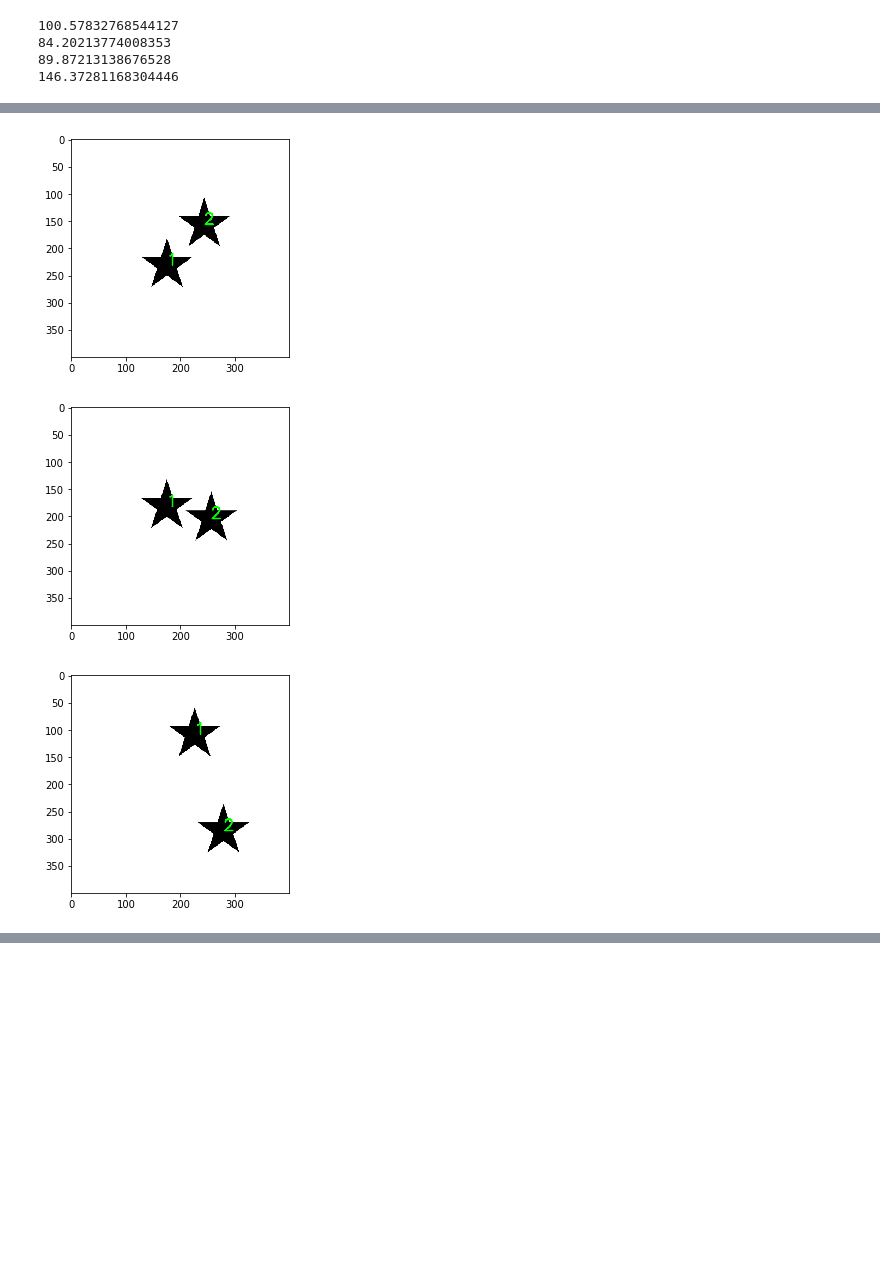
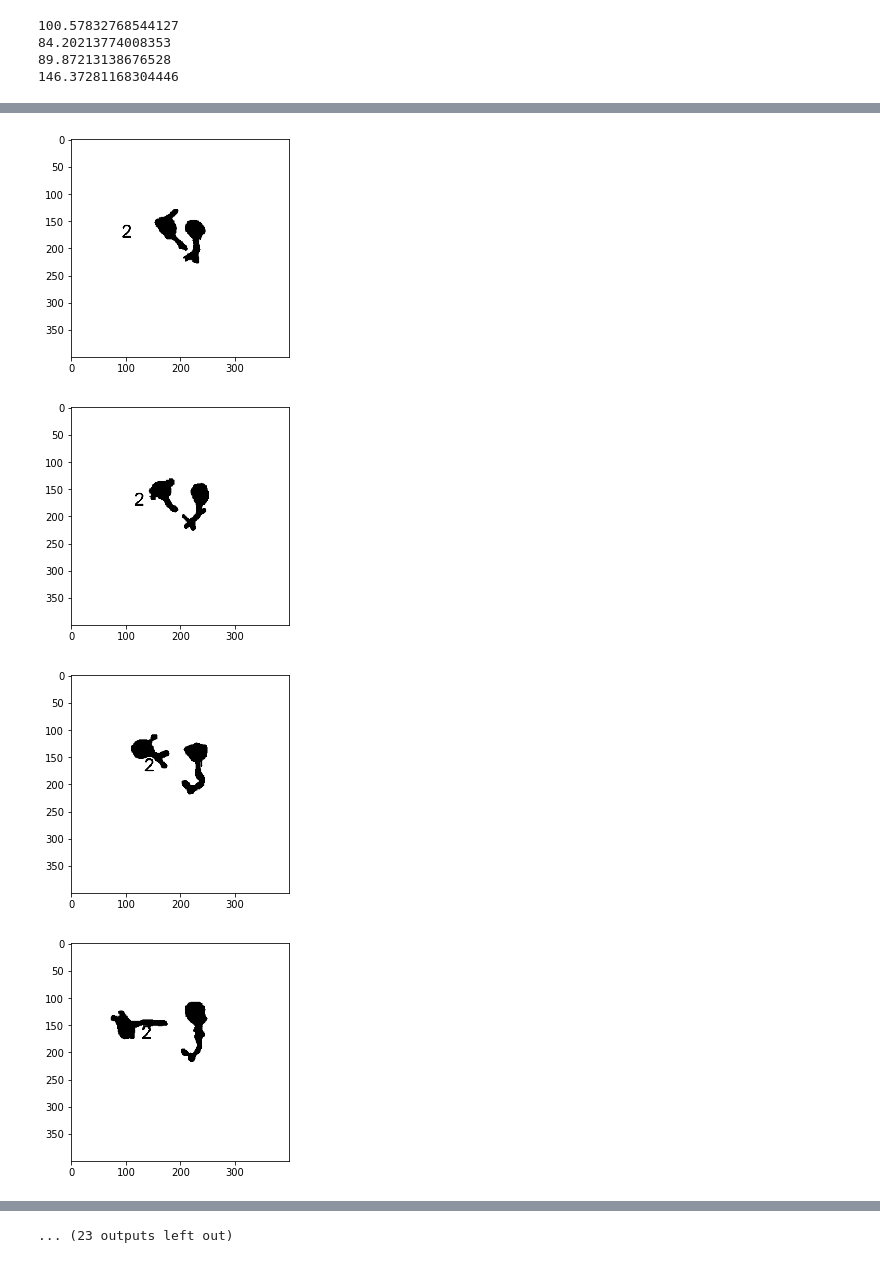
Before and after one commit to MBronars/Cell_Tracking, a Jupyter notebook: Centroid Tracker.ipynb, the cells around one changed output, grey strips where cells are left out. Drawn from its saved outputs; the diff is of its cells as text; code cells hidden in the pictures; blank space fills up the shorter version.

```diff
--- a/Centroid Tracker.ipynb
+++ b/Centroid Tracker.ipynb
@@ -58,6 +53,8 @@ for x in overlaps:
         curr += 1
         index = -1
         for i in cells:
+            if(len(using) == 0):
+                continue
             #index keeps track of which cell we are looking at and best/dex keep the index of the cell in using that is
             #closest to the cell in cells
             index += 1
@@ -72,6 +69,8 @@ for x in overlaps:
                     dex = count
                 count += 1
             #append the closest cell to i (the current path of the cell which is stored in cells)
+            #print("dex: " + dex)
+
             i.append(using[dex])
             #remove said closest cell from using so it does not get paired to another cell in cells
             using.pop(dex)
@@ -132,7 +131,7 @@ print(d)
 89.87213138676528
 146.37281168304446
 # %%
-img = Image.open("slides.tif")
+img = Image.open("Test.tif")
 overlaps = []
 font = cv.FONT_HERSHEY_SIMPLEX
 fontScale = 1
@@ -148,6 +147,6 @@ for (ii,frame) in enumerate(ImageSequence.Iterator(img)):
     pic = cv.putText(cell, "2", cells[1][ii][0], font, fontScale, color2, thickness, cv.LINE_AA)
     string = "/Users/mbronars/Documents/sohn/Sohn/trackStack" + "/im" + str(ii) + ".jpg"
     cv.imwrite(string, pic);
-    plt.imshow(pic)
+    plt.imshow(pic, cmap = 'Greys_r')
     plt.show()
 # %% [output]
@@ -161,3 +160,4 @@ for (ii,frame) in enumerate(ImageSequence.Iterator(img)):
-[figure, old version]
+[figure, new version]
-[figure, old version]
+[figure, new version]
-[figure, old version]
+[figure, new version]
+[figure, added]
@@ -163,0 +165 @@ for (ii,frame) in enumerate(ImageSequence.Iterator(img)):
+... (23 outputs left out)
```
Also changed, not shown: parts of 3 cells of this notebook, 36 other files.
